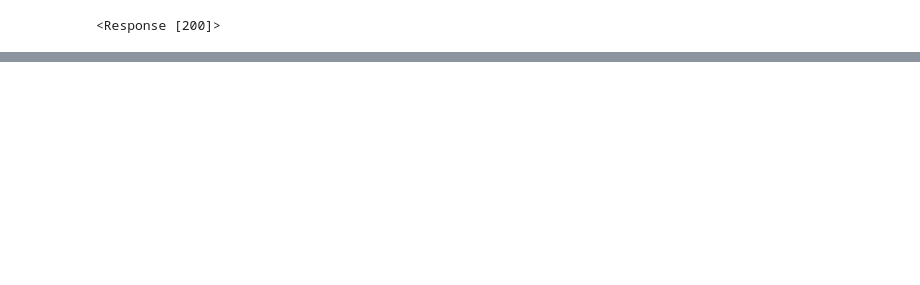
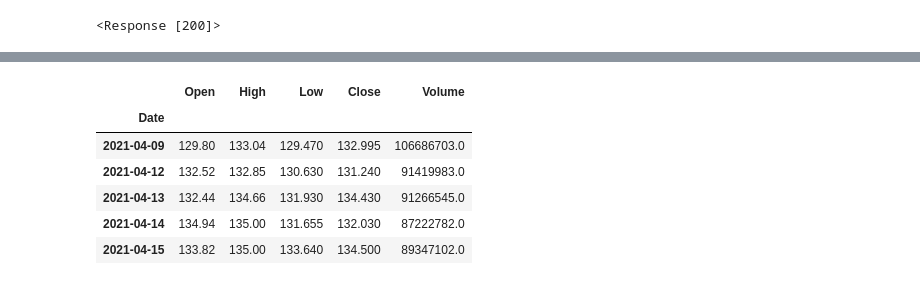
Before and after one commit to tutecode/APIs-Market-Data, a Jupyter notebook: APIs-MarketData.ipynb, the cells around one changed output, grey strips where cells are left out. Saved outputs shown, nothing was run; the diff lists cells and outputs as text; code cells hidden in the pictures; blank space fills up the shorter version.

```diff
--- a/APIs-MarketData.ipynb
+++ b/APIs-MarketData.ipynb
@@ -253,0 +242,27 @@ data.round(2).head()
+# %%
+def getDaily(symbol, size):
+    function = 'TIME_SERIES_DAILY'
+    url = 'https://www.alphavantage.co/query'
+    parametros = {'function': function, 'symbol': symbol, 'outputsize': size, 'apikey': TOKEN}
+
+    r = requests.get(url, params=parametros)
+
+    data = r.json()['Time Series (Daily)']
+    dataDF = pd.DataFrame.from_dict(data, orient='index')
+    dataDF = dataDF.astype('float')
+    dataDF.index.name = 'Date'
+    dataDF.columns = ['Open', 'High', 'Low', 'Close', 'Volume']
+    dataDF = dataDF.sort_values('Date', ascending=True)
+    dataDF.index = pd.to_datetime(dataDF.index)
+    return dataDF
+
+data = getDaily(symbol='AAPL', size='compact')
+data.head()
+# %% [output]
+|  | Open | High | Low | Close | Volume |
+| Date |  |  |  |  |  |
+| 2021-04-09 | 129.80 | 133.04 | 129.470 | 132.995 | 106686703.0 |
+| 2021-04-12 | 132.52 | 132.85 | 130.630 | 131.240 | 91419983.0 |
+| 2021-04-13 | 132.44 | 134.66 | 131.930 | 134.430 | 91266545.0 |
+| 2021-04-14 | 134.94 | 135.00 | 131.655 | 132.030 | 87222782.0 |
+| 2021-04-15 | 133.82 | 135.00 | 133.640 | 134.500 | 89347102.0 |
```
Also changed, not shown: parts of 15 cells of this notebook.
